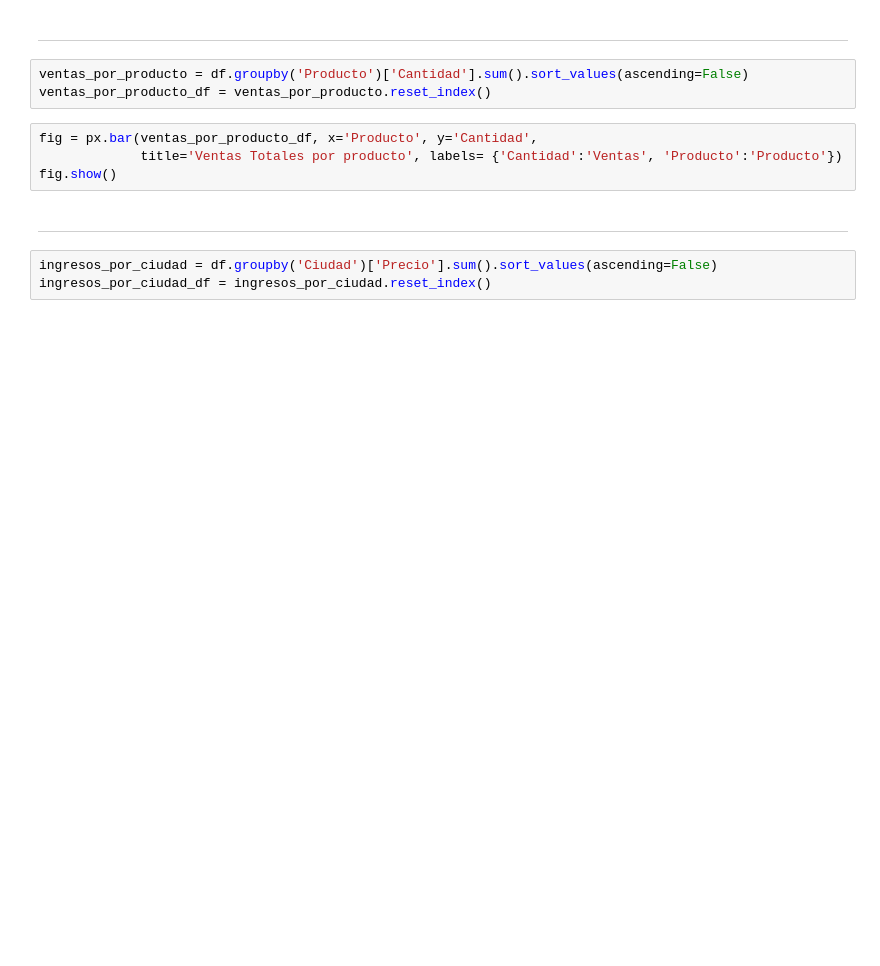
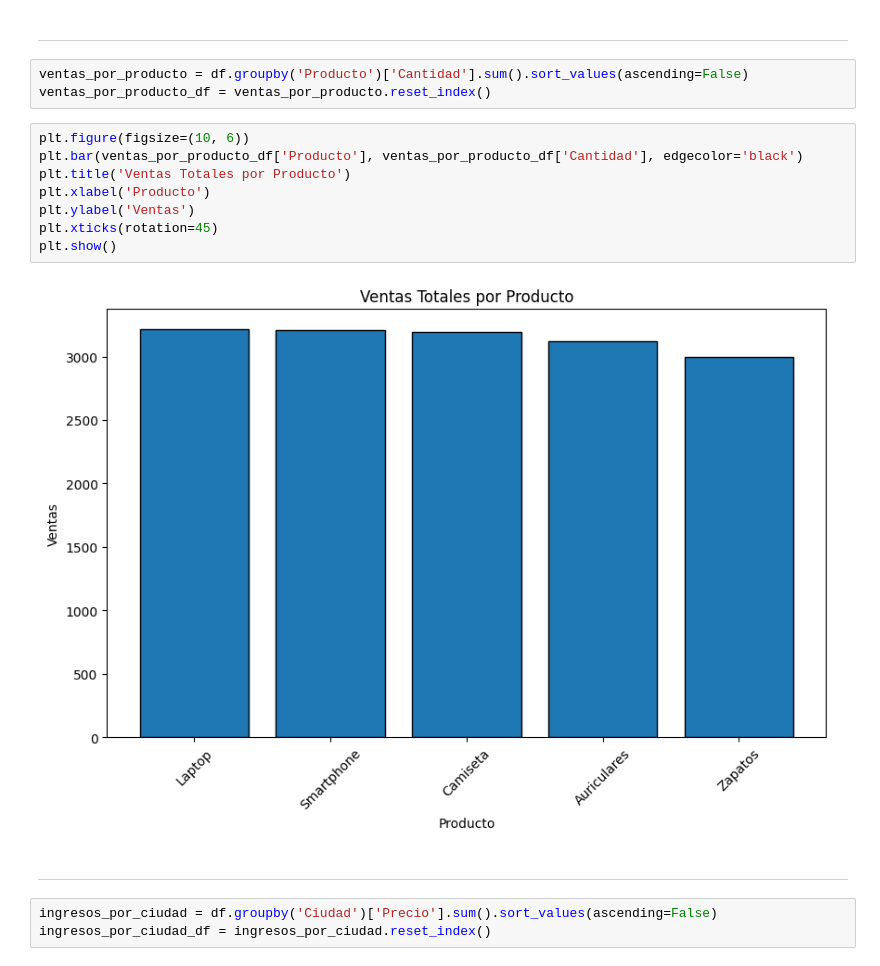
Before and after one commit to David-19960111/Sales-analysis, a Jupyter notebook: notebooks/analisis.ipynb, the cells around one changed output. Cells and saved outputs as stored; diff of their text form; blank space fills up the shorter version.

```diff
--- a/notebooks/analisis.ipynb
+++ b/notebooks/analisis.ipynb
@@ -91,10 +101,16 @@ fig.show()
 # %%
 ventas_por_producto = df.groupby('Producto')['Cantidad'].sum().sort_values(ascending=False)
 ventas_por_producto_df = ventas_por_producto.reset_index()
-# %%
-fig = px.bar(ventas_por_producto_df, x='Producto', y='Cantidad',
-             title='Ventas Totales por producto', labels= {'Cantidad':'Ventas', 'Producto':'Producto'})
-fig.show()
+# %%
+plt.figure(figsize=(10, 6))
+plt.bar(ventas_por_producto_df['Producto'], ventas_por_producto_df['Cantidad'], edgecolor='black')
+plt.title('Ventas Totales por Producto')
+plt.xlabel('Producto')
+plt.ylabel('Ventas')
+plt.xticks(rotation=45)
+plt.show()
+# %% [output]
+[figure, added]
 # %% [markdown]
 -------------------
 # %%
```
Also changed, not shown: parts of 7 cells of this notebook, 1 other file.
